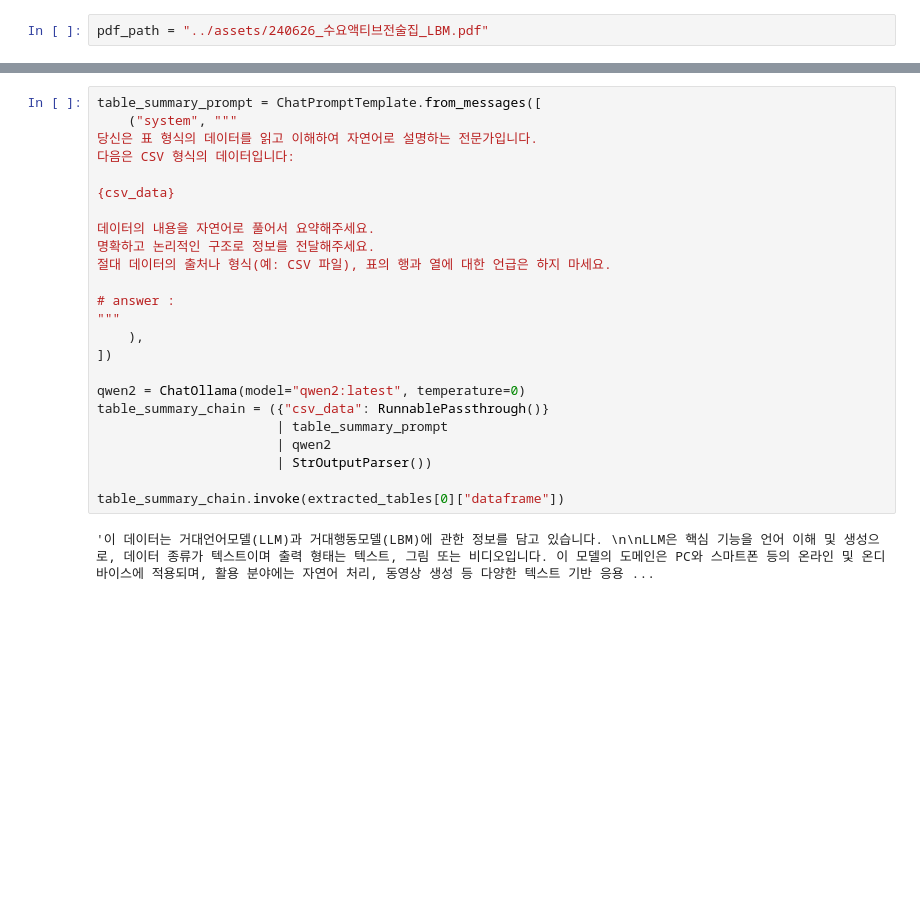
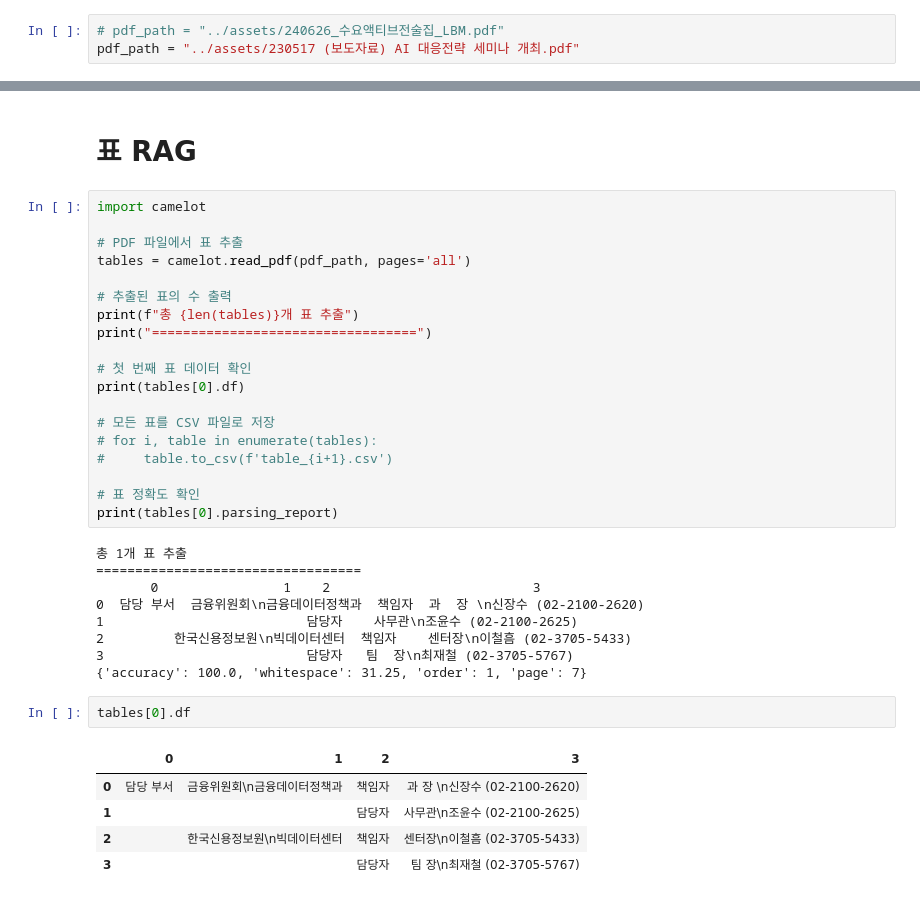
Before and after one commit to kwon0koang/test_langchain, a Jupyter notebook: src/0051_rag_pdf.ipynb, the cells around one changed output, grey strips where cells are left out. Saved outputs shown, nothing was run; the diff lists cells and outputs as text; blank space fills up the shorter version.

```diff
--- a/src/0051_rag_pdf.ipynb
+++ b/src/0051_rag_pdf.ipynb
@@ -21,2 +19,3 @@ USER_AGENT environment variable not set, consider setting it to identify your re
 # %%
-pdf_path = "../assets/240626_수요액티브전술집_LBM.pdf"
+# pdf_path = "../assets/240626_수요액티브전술집_LBM.pdf"
+pdf_path = "../assets/230517 (보도자료) AI 대응전략 세미나 개최.pdf"
@@ -153,26 +94,38 @@ extracted_tables[0]
-# %%
-table_summary_prompt = ChatPromptTemplate.from_messages([
-    ("system", """
-당신은 표 형식의 데이터를 읽고 이해하여 자연어로 설명하는 전문가입니다.
-다음은 CSV 형식의 데이터입니다:
-
-{csv_data}
-
-데이터의 내용을 자연어로 풀어서 요약해주세요.
-명확하고 논리적인 구조로 정보를 전달해주세요.
-절대 데이터의 출처나 형식(예: CSV 파일), 표의 행과 열에 대한 언급은 하지 마세요.
-
-# answer :
-"""
-    ),
-])
-
-qwen2 = ChatOllama(model="qwen2:latest", temperature=0)
-table_summary_chain = ({"csv_data": RunnablePassthrough()}
-                       | table_summary_prompt
-                       | qwen2
-                       | StrOutputParser())
-
-table_summary_chain.invoke(extracted_tables[0]["dataframe"])
-# %% [output]
-'이 데이터는 거대언어모델(LLM)과 거대행동모델(LBM)에 관한 정보를 담고 있습니다. \n\nLLM은 핵심 기능을 언어 이해 및 생성으로, 데이터 종류가 텍스트이며 출력 형태는 텍스트, 그림 또는 비디오입니다. 이 모델의 도메인은 PC와 스마트폰 등의 온라인 및 온디바이스에 적용되며, 활용 분야에는 자연어 처리, 동영상 생성 등 다양한 텍스트 기반 응용 ...
+# %% [markdown]
+# 표 RAG
+# %%
+import camelot
+
+# PDF 파일에서 표 추출
+tables = camelot.read_pdf(pdf_path, pages='all')
+
+# 추출된 표의 수 출력
+print(f"총 {len(tables)}개 표 추출")
+print("==================================")
+
+# 첫 번째 표 데이터 확인
+print(tables[0].df)
+
+# 모든 표를 CSV 파일로 저장
+# for i, table in enumerate(tables):
+#     table.to_csv(f'table_{i+1}.csv')
+
+# 표 정확도 확인
+print(tables[0].parsing_report)
+# %% [output]
+총 1개 표 추출
+==================================
+       0                1    2                          3
+0  담당 부서  금융위원회\n금융데이터정책과  책임자  과  장 \n신장수 (02-2100-2620)
+1                          담당자    사무관\n조윤수 (02-2100-2625)
+2         한국신용정보원\n빅데이터센터  책임자    센터장\n이철흠 (02-3705-5433)
+3                          담당자   팀  장\n최재철 (02-3705-5767)
+{'accuracy': 100.0, 'whitespace': 31.25, 'order': 1, 'page': 7}
+# %%
+tables[0].df
+# %% [output]
+|  | 0 | 1 | 2 | 3 |
+| 0 | 담당 부서 | 금융위원회\n금융데이터정책과 | 책임자 | 과 장 \n신장수 (02-2100-2620) |
+| 1 |  |  | 담당자 | 사무관\n조윤수 (02-2100-2625) |
+| 2 |  | 한국신용정보원\n빅데이터센터 | 책임자 | 센터장\n이철흠 (02-3705-5433) |
+| 3 |  |  | 담당자 | 팀 장\n최재철 (02-3705-5767) |
```
Also changed, not shown: parts of 8 cells of this notebook, 5 other files.
